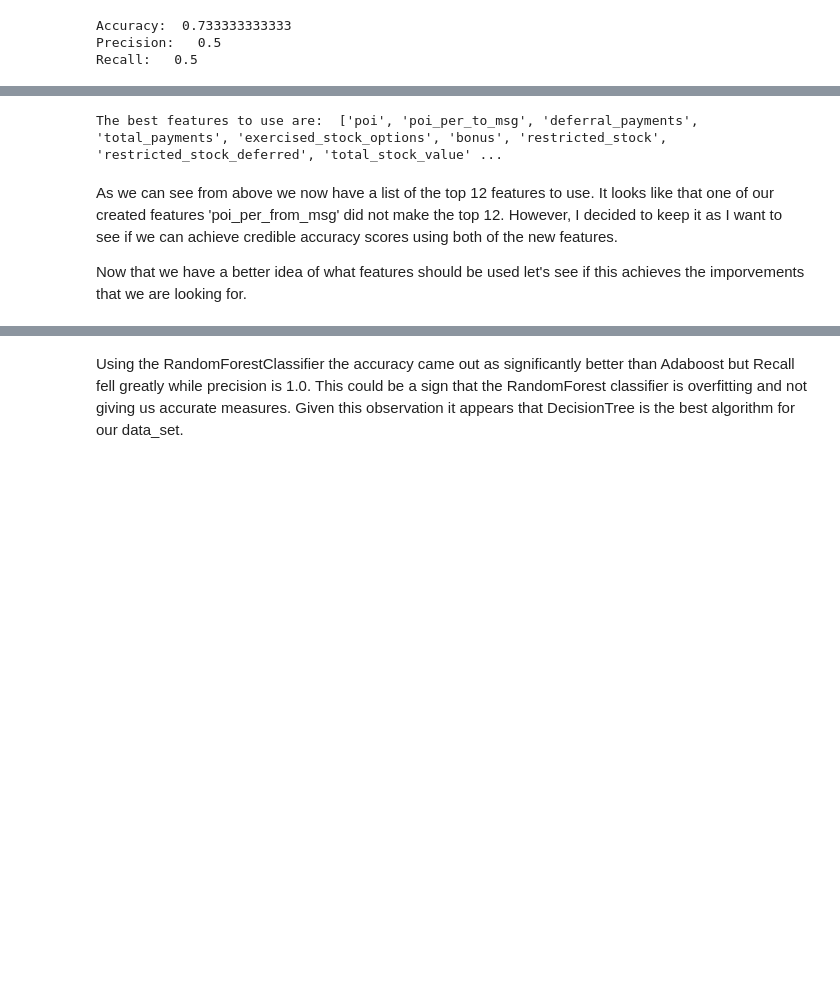
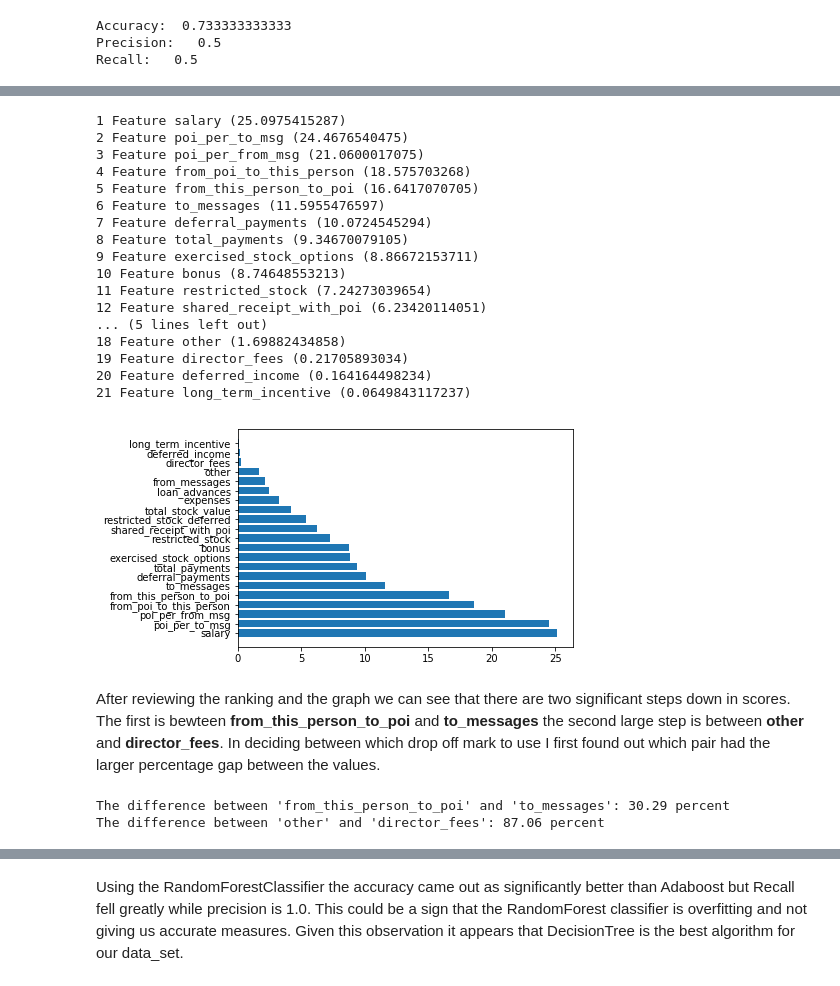
Before and after one commit to AdkinsWx/Enron_Dataset, a Jupyter notebook: poi_id.ipynb, the cells around one changed output, grey strips where cells are left out. Drawn from its saved outputs; the diff is of its cells as text; code cells hidden in the pictures; blank space fills up the shorter version.

```diff
--- a/poi_id.ipynb
+++ b/poi_id.ipynb
@@ -253,12 +253,11 @@ Decision Tree run time:   0.016 s
 # %% [markdown]
 Using the given features we obtain an accuracy of about 71%. Next we will make a list that shows the importance of each feature. With this we can decide which features are worth keeping around.
 # %%
-
 import numpy as np
 
 importance = clf.feature_importances_
 index = np.argsort(importance)[::-1]
 
-for i in range(10):
+for i in range(18):
     print "{} Feature {} ({})".format(i+1, features_list[i+1], importance[index[i]])
 # %% [output]
@@ -359,15 +366,60 @@ labels, features = targetFeatureSplit(data)
 features_train, features_test, labels_train, labels_test = train_test_split(features, labels, test_size=0.1, random_state=42)
 
 
-selector = SelectKBest(k=12)
+selector = SelectKBest()
 selectedFeatures = selector.fit(features, labels)
 features_names = [features_list[i] for i in selectedFeatures.get_support(indices=True)]
 
-print 'The best features to use are: ', features_names
+#print 'The best features to use are: ', features_names
-# %% [output]
-The best features to use are:  ['poi', 'poi_per_to_msg', 'deferral_payments', 'total_payments', 'exercised_stock_options', 'bonus', 'restricted_stock', 'restricted_stock_deferred', 'total_stock_value' ...
-# %% [markdown]
-As we can see from above we now have a list of the top 12 features to use. It looks like that one of our created features 'poi_per_from_msg' did not make the top 12. However, I decided to keep it as I want to see if we can achieve credible accuracy scores using both of the new features.
-
-
-Now that we have a better idea of what features should be used let's see if this achieves the imporvements that we are looking for.
+# %%
+scores = selector.scores_
+
+sorting = np.argsort(scores)[::-1]
+
+#print len(sorting)
+#print scores
+#std = np.std([scores], axis=0)
+
+for i in range(21):
+    print "{} Feature {} ({})".format(i+1, features_list[i+1], scores[sorting[i]])
+plt.barh(range(21), scores[sorting])
+plt.yticks(range(21), features_list[1:])
+plt.show()
+# %% [output]
+1 Feature salary (25.0975415287)
+2 Feature poi_per_to_msg (24.4676540475)
+3 Feature poi_per_from_msg (21.0600017075)
+4 Feature from_poi_to_this_person (18.575703268)
+5 Feature from_this_person_to_poi (16.6417070705)
+6 Feature to_messages (11.5955476597)
+7 Feature deferral_payments (10.0724545294)
+8 Feature total_payments (9.34670079105)
+9 Feature exercised_stock_options (8.86672153711)
+10 Feature bonus (8.74648553213)
+11 Feature restricted_stock (7.24273039654)
+12 Feature shared_receipt_with_poi (6.23420114051)
+... (5 lines left out)
+18 Feature other (1.69882434858)
+19 Feature director_fees (0.21705893034)
+20 Feature deferred_income (0.164164498234)
+21 Feature long_term_incentive (0.0649843117237)
+[figure, added]
+# %% [markdown]
+After reviewing the ranking and the graph we can see that there are two significant steps down in scores. The first is bewteen **from_this_person_to_poi** and **to_messages** the second large step is between **other** and **director_fees**. In deciding between which drop off mark to use I first found out which pair had the larger percentage gap between the values.
+# %%
+def percent_diff(feature1, feature2):
+    if feature1 > feature2:
+        diff1 = (1 - (feature2/feature1))*100.0
+        return diff1
+    if feature1 < feature2:
+        diff2 = (1 - (feature1/feature2))*100.0
+        return diff2
+
+
+print "The difference between 'from_this_person_to_poi' and 'to_messages': %.2f percent" % percent_diff(16.64,11.60)
+
+
+print "The difference between 'other' and 'director_fees': %.2f percent" % percent_diff(1.70,.22)
+# %% [output]
+The difference between 'from_this_person_to_poi' and 'to_messages': 30.29 percent
+The difference between 'other' and 'director_fees': 87.06 percent
```
Also changed, not shown: parts of 14 cells of this notebook, 2 other files.
